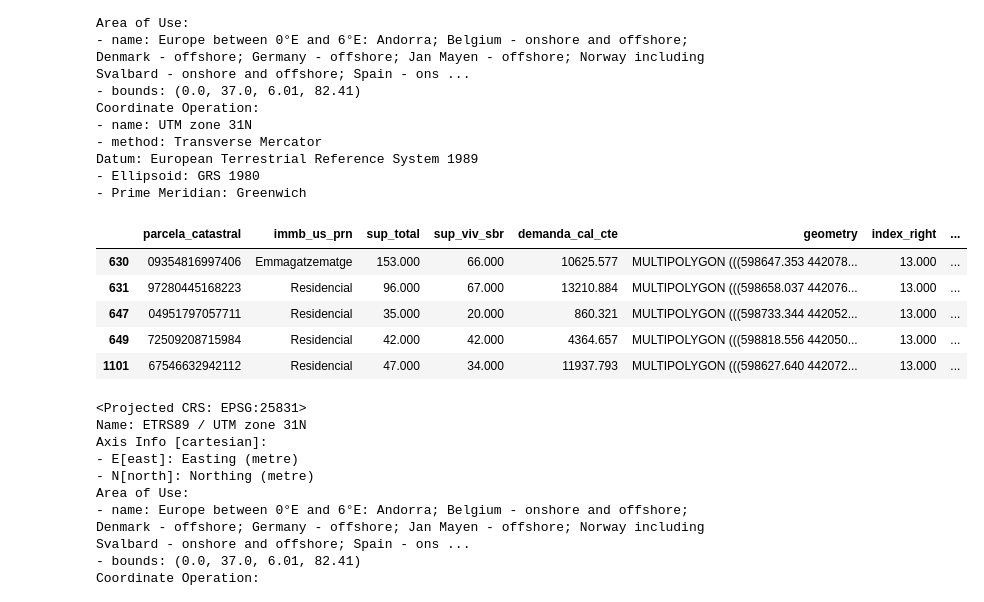
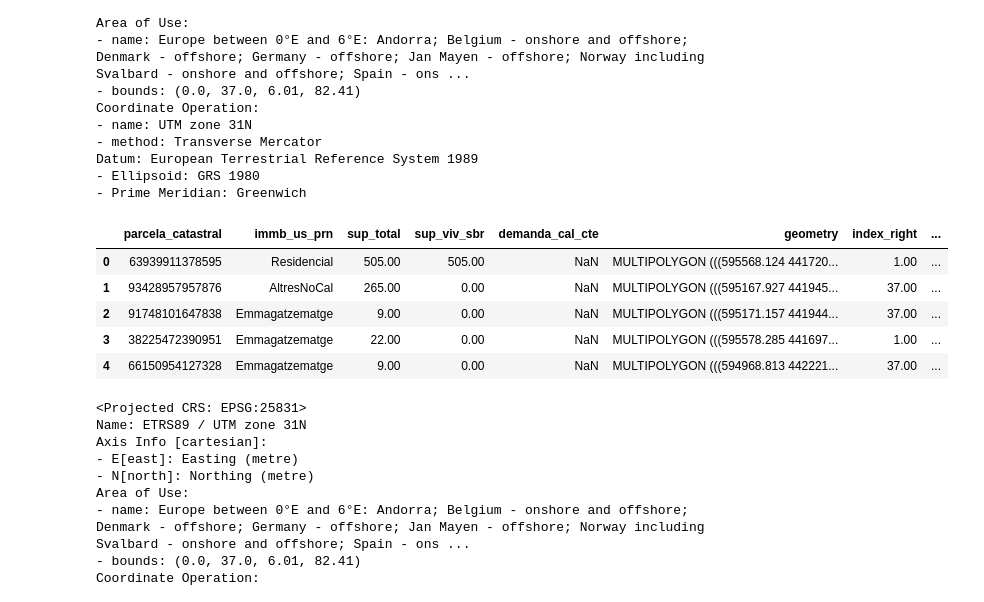
Before and after one commit to JosepAnSabate/Data-analysis, a Jupyter notebook: test_gis.ipynb, the cells around one changed output. Saved outputs shown, nothing was run; the diff lists cells and outputs as text; code cells hidden in the pictures.

```diff
--- a/test_gis.ipynb
+++ b/test_gis.ipynb
@@ -451,6 +460,6 @@ Now we have the **weighted average** and the **average not weighted** grouped by
 # %% [markdown]
 ### Final result
 # %%
-# Turn off scientific notation
-pd.options.display.float_format = '{:.3f}'.format
+# 3 decimals positions
+pd.options.display.float_format = '{:.2f}'.format
 # %%
@@ -493,0 +527,4 @@ join_cadastral_gdf.head()
+# %%
+join_cadastral_gdf_not_na_id = join_cadastral_gdf[join_cadastral_gdf['id'].notna()] # droping not na values by column
+# %%
+join_cadastral_gdf_not_na_id_geom =  join_cadastral_gdf_not_na_id[join_cadastral_gdf_not_na_id['geometry'].notna()]
@@ -511,14 +579,14 @@ Datum: European Terrestrial Reference System 1989
 - Ellipsoid: GRS 1980
 - Prime Meridian: Greenwich
 # %%
-join_cadastral_gdf["area"] = join_cadastral_gdf.area # calculating the area
+join_cadastral_gdf_not_na_id_geom["area"] = join_cadastral_gdf_not_na_id_geom.area # calculating the area
 # %%
-join_cadastral_gdf.head()
+join_cadastral_gdf_not_na_id_geom.head()
 # %% [output]
 |  | parcela_catastral | immb_us_prn | sup_total | sup_viv_sbr | demanda_cal_cte | geometry | index_right | ... |
-| 630 | 09354816997406 | Emmagatzematge | 153.000 | 66.000 | 10625.577 | MULTIPOLYGON (((598647.353 442078... | 13.000 | ... |
-| 631 | 97280445168223 | Residencial | 96.000 | 67.000 | 13210.884 | MULTIPOLYGON (((598658.037 442076... | 13.000 | ... |
-| 647 | 04951797057711 | Residencial | 35.000 | 20.000 | 860.321 | MULTIPOLYGON (((598733.344 442052... | 13.000 | ... |
-| 649 | 72509208715984 | Residencial | 42.000 | 42.000 | 4364.657 | MULTIPOLYGON (((598818.556 442050... | 13.000 | ... |
-| 1101 | 67546632942112 | Residencial | 47.000 | 34.000 | 11937.793 | MULTIPOLYGON (((598627.640 442072... | 13.000 | ... |
+| 0 | 63939911378595 | Residencial | 505.00 | 505.00 | NaN | MULTIPOLYGON (((595568.124 441720... | 1.00 | ... |
+| 1 | 93428957957876 | AltresNoCal | 265.00 | 0.00 | NaN | MULTIPOLYGON (((595167.927 441945... | 37.00 | ... |
+| 2 | 91748101647838 | Emmagatzematge | 9.00 | 0.00 | NaN | MULTIPOLYGON (((595171.157 441944... | 37.00 | ... |
+| 3 | 38225472390951 | Emmagatzematge | 22.00 | 0.00 | NaN | MULTIPOLYGON (((595578.285 441697... | 1.00 | ... |
+| 4 | 66150954127328 | Emmagatzematge | 9.00 | 0.00 | NaN | MULTIPOLYGON (((594968.813 442221... | 37.00 | ... |
 # %%
```
Also changed, not shown: parts of 28 cells of this notebook, 2 other files.
